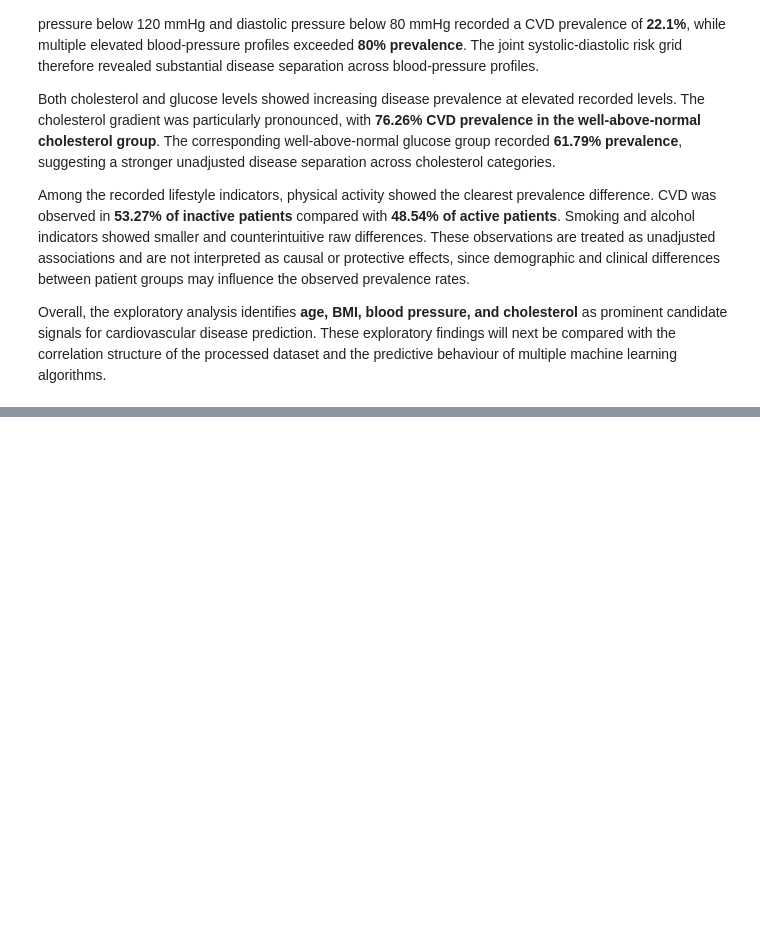
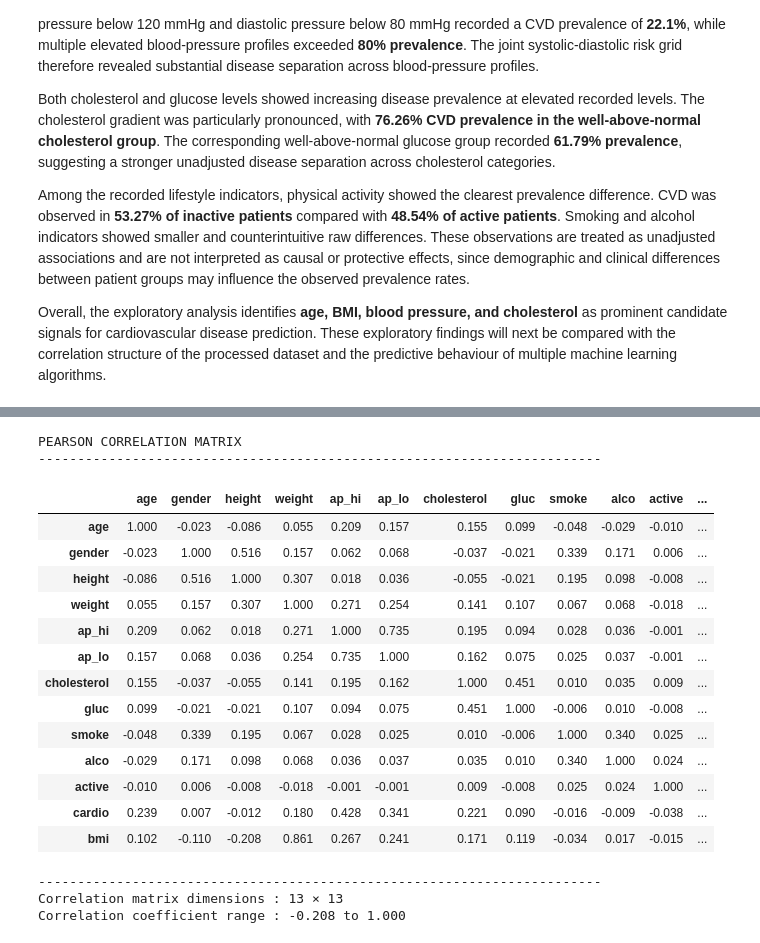
Before and after one commit to ManisshK/cardiovascular-disease-prediction, a Jupyter notebook: Cardiovascular_Disease_Prediction.ipynb, the cells around one changed output, grey strips where cells are left out. Saved outputs shown, nothing was run; the diff lists cells and outputs as text; code cells hidden in the pictures; blank space fills up the shorter version.

```diff
--- a/Cardiovascular_Disease_Prediction.ipynb
+++ b/Cardiovascular_Disease_Prediction.ipynb
@@ -1324,0 +1392,48 @@ Overall, the exploratory analysis identifies **age, BMI, blood pressure, and cho
+# %%
+# ---------------------------------------------------------
+# PEARSON CORRELATION MATRIX
+# ---------------------------------------------------------
+
+correlation_matrix = correlation_data.corr(
+    method="pearson"
+)
+
+print("PEARSON CORRELATION MATRIX")
+print("-" * 72)
+
+display(
+    correlation_matrix.round(3)
+)
+
+matrix_dimensions = correlation_matrix.shape
+
+print("-" * 72)
+print(
+    f"Correlation matrix dimensions : "
+    f"{matrix_dimensions[0]} × {matrix_dimensions[1]}"
+)
+print(
+    "Correlation coefficient range : "
+    f"{correlation_matrix.values.min():.3f} to "
+    f"{correlation_matrix.values.max():.3f}"
+)
+# %% [output]
+PEARSON CORRELATION MATRIX
+------------------------------------------------------------------------
+|  | age | gender | height | weight | ap_hi | ap_lo | cholesterol | gluc | smoke | alco | active | ... |
+| age | 1.000 | -0.023 | -0.086 | 0.055 | 0.209 | 0.157 | 0.155 | 0.099 | -0.048 | -0.029 | -0.010 | ... |
+| gender | -0.023 | 1.000 | 0.516 | 0.157 | 0.062 | 0.068 | -0.037 | -0.021 | 0.339 | 0.171 | 0.006 | ... |
+| height | -0.086 | 0.516 | 1.000 | 0.307 | 0.018 | 0.036 | -0.055 | -0.021 | 0.195 | 0.098 | -0.008 | ... |
+| weight | 0.055 | 0.157 | 0.307 | 1.000 | 0.271 | 0.254 | 0.141 | 0.107 | 0.067 | 0.068 | -0.018 | ... |
+| ap_hi | 0.209 | 0.062 | 0.018 | 0.271 | 1.000 | 0.735 | 0.195 | 0.094 | 0.028 | 0.036 | -0.001 | ... |
+| ap_lo | 0.157 | 0.068 | 0.036 | 0.254 | 0.735 | 1.000 | 0.162 | 0.075 | 0.025 | 0.037 | -0.001 | ... |
+| cholesterol | 0.155 | -0.037 | -0.055 | 0.141 | 0.195 | 0.162 | 1.000 | 0.451 | 0.010 | 0.035 | 0.009 | ... |
+| gluc | 0.099 | -0.021 | -0.021 | 0.107 | 0.094 | 0.075 | 0.451 | 1.000 | -0.006 | 0.010 | -0.008 | ... |
+| smoke | -0.048 | 0.339 | 0.195 | 0.067 | 0.028 | 0.025 | 0.010 | -0.006 | 1.000 | 0.340 | 0.025 | ... |
+| alco | -0.029 | 0.171 | 0.098 | 0.068 | 0.036 | 0.037 | 0.035 | 0.010 | 0.340 | 1.000 | 0.024 | ... |
+| active | -0.010 | 0.006 | -0.008 | -0.018 | -0.001 | -0.001 | 0.009 | -0.008 | 0.025 | 0.024 | 1.000 | ... |
+| cardio | 0.239 | 0.007 | -0.012 | 0.180 | 0.428 | 0.341 | 0.221 | 0.090 | -0.016 | -0.009 | -0.038 | ... |
+| bmi | 0.102 | -0.110 | -0.208 | 0.861 | 0.267 | 0.241 | 0.171 | 0.119 | -0.034 | 0.017 | -0.015 | ... |
+------------------------------------------------------------------------
+Correlation matrix dimensions : 13 × 13
+Correlation coefficient range : -0.208 to 1.000
```
Also changed, not shown: parts of 7 cells of this notebook.
